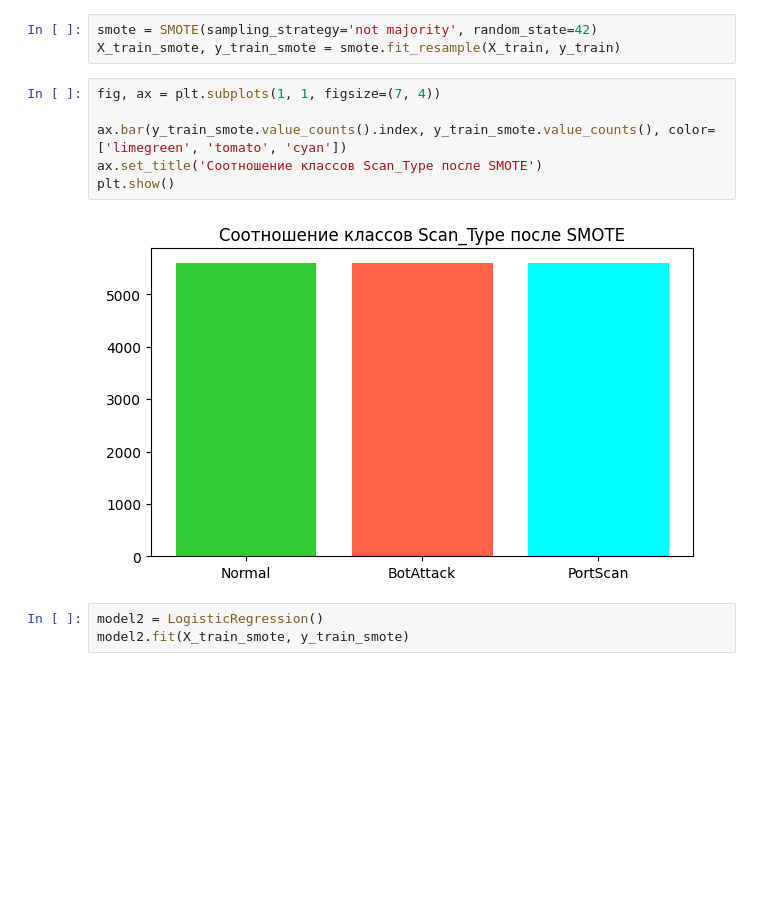
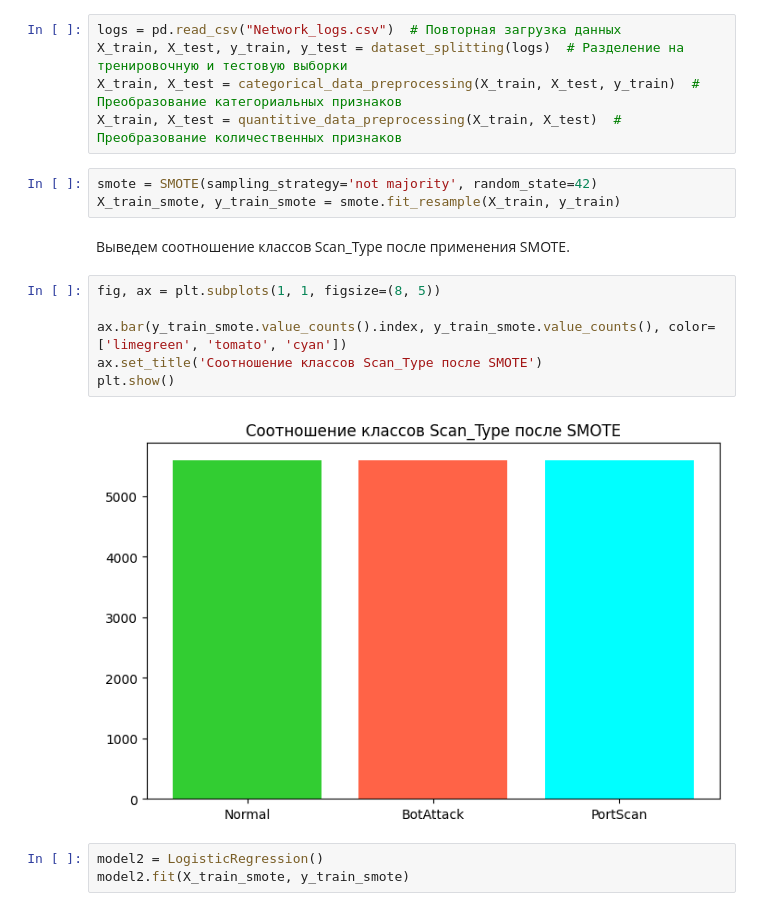
Before and after one commit to iamrus1/Intrusion-Log-Analysis, a Jupyter notebook: Intrusion detection log analysis.ipynb, the cells around one changed output. Saved outputs shown, nothing was run; the diff lists cells and outputs as text; blank space fills up the shorter version.

```diff
--- a/Intrusion detection log analysis.ipynb
+++ b/Intrusion detection log analysis.ipynb
@@ -656,14 +650,21 @@ Text(0.5, 1.0, 'Confusion Matrix for Multiclass Logistic Regression')
+# %%
+logs = pd.read_csv("Network_logs.csv")  # Повторная загрузка данных
+X_train, X_test, y_train, y_test = dataset_splitting(logs)  # Разделение на тренировочную и тестовую выборки
+X_train, X_test = categorical_data_preprocessing(X_train, X_test, y_train)  # Преобразование категориальных признаков
+X_train, X_test = quantitive_data_preprocessing(X_train, X_test)  # Преобразование количественных признаков
 # %%
 smote = SMOTE(sampling_strategy='not majority', random_state=42)
 X_train_smote, y_train_smote = smote.fit_resample(X_train, y_train)
+# %% [markdown]
+Выведем соотношение классов Scan_Type после применения SMOTE.
 # %%
-fig, ax = plt.subplots(1, 1, figsize=(7, 4))
+fig, ax = plt.subplots(1, 1, figsize=(8, 5))
 
 ax.bar(y_train_smote.value_counts().index, y_train_smote.value_counts(), color=['limegreen', 'tomato', 'cyan'])
 ax.set_title('Соотношение классов Scan_Type после SMOTE')
 plt.show()
 # %% [output]
-[figure, old version]
+[figure, new version]
 # %%
 model2 = LogisticRegression()
 model2.fit(X_train_smote, y_train_smote)
```
Also changed, not shown: parts of 14 cells of this notebook.
